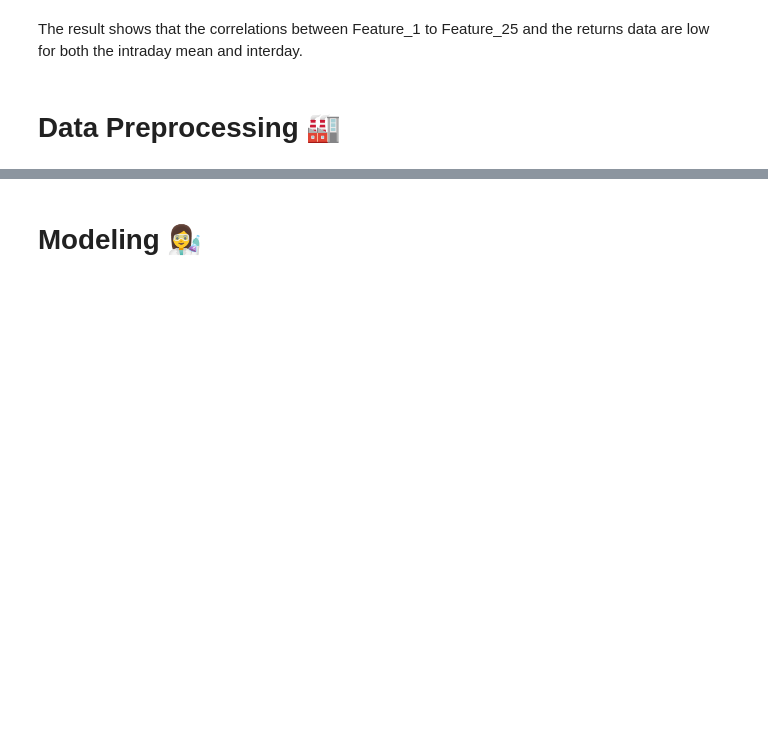
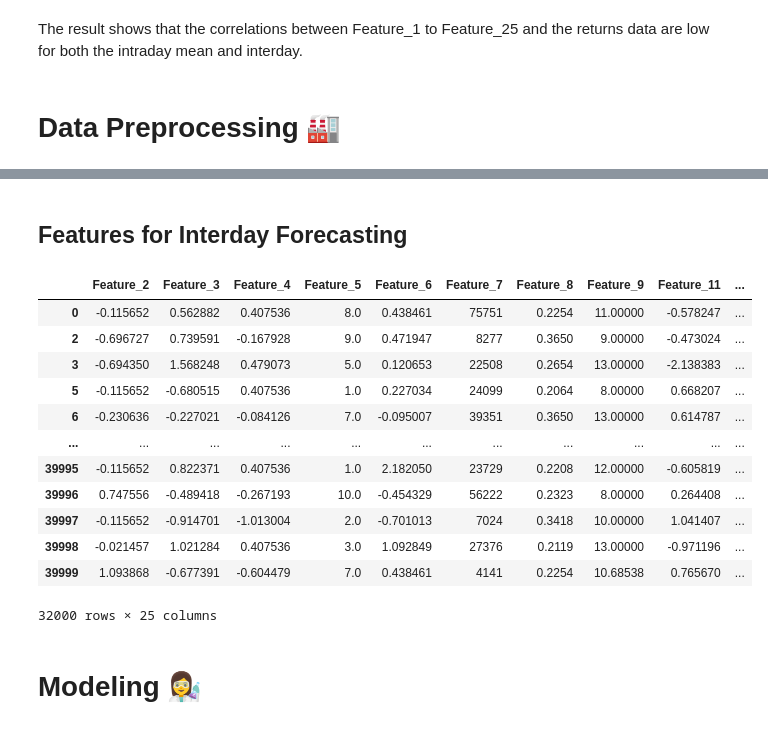
Before and after one commit to prompath/kaggle-the-winton-stock-market-challenge, a Jupyter notebook: [Kaggle] The Winton Stock Market Challenge - Jeerawat.ipynb, the cells around one changed output, grey strips where cells are left out. Saved outputs shown, nothing was run; the diff lists cells and outputs as text; code cells hidden in the pictures; blank space fills up the shorter version.

```diff
--- a/[Kaggle] The Winton Stock Market Challenge - Jeerawat.ipynb
+++ b/[Kaggle] The Winton Stock Market Challenge - Jeerawat.ipynb
@@ -618,0 +618,2 @@ From our data analysis we can initially use a subset of features and see the res
+# %%
+selected_feature_cols = [f"Feature_{i}" for i in range(1, 26) if i not in [1, 10]]
@@ -618,0 +666,4 @@ From our data analysis we can initially use a subset of features and see the res
+# %%
+feature_imputer = Imputer(method="mean")
+# %%
+imputed_feature_df = feature_imputer.fit_transform(train_df.loc[:, selected_feature_cols])
@@ -619,3 +709,23 @@ From our data analysis we can initially use a subset of features and see the res
+# %% [markdown]
+## Features for Interday Forecasting
+# %%
+X_inter = pd.concat([imputed_feature_df, train_df.loc[:, inter_ret_feat_cols]], axis=1)
+# %%
+X_inter
+# %% [output]
+|  | Feature_2 | Feature_3 | Feature_4 | Feature_5 | Feature_6 | Feature_7 | Feature_8 | Feature_9 | Feature_11 | ... |
+| 0 | -0.115652 | 0.562882 | 0.407536 | 8.0 | 0.438461 | 75751 | 0.2254 | 11.00000 | -0.578247 | ... |
+| 2 | -0.696727 | 0.739591 | -0.167928 | 9.0 | 0.471947 | 8277 | 0.3650 | 9.00000 | -0.473024 | ... |
+| 3 | -0.694350 | 1.568248 | 0.479073 | 5.0 | 0.120653 | 22508 | 0.2654 | 13.00000 | -2.138383 | ... |
+| 5 | -0.115652 | -0.680515 | 0.407536 | 1.0 | 0.227034 | 24099 | 0.2064 | 8.00000 | 0.668207 | ... |
+| 6 | -0.230636 | -0.227021 | -0.084126 | 7.0 | -0.095007 | 39351 | 0.3650 | 13.00000 | 0.614787 | ... |
+| ... | ... | ... | ... | ... | ... | ... | ... | ... | ... | ... |
+| 39995 | -0.115652 | 0.822371 | 0.407536 | 1.0 | 2.182050 | 23729 | 0.2208 | 12.00000 | -0.605819 | ... |
+| 39996 | 0.747556 | -0.489418 | -0.267193 | 10.0 | -0.454329 | 56222 | 0.2323 | 8.00000 | 0.264408 | ... |
+| 39997 | -0.115652 | -0.914701 | -1.013004 | 2.0 | -0.701013 | 7024 | 0.3418 | 10.00000 | 1.041407 | ... |
+| 39998 | -0.021457 | 1.021284 | 0.407536 | 3.0 | 1.092849 | 27376 | 0.2119 | 13.00000 | -0.971196 | ... |
+| 39999 | 1.093868 | -0.677391 | -0.604479 | 7.0 | 0.438461 | 4141 | 0.2254 | 10.68538 | 0.765670 | ... |
+32000 rows × 25 columns
 # %% [markdown]
 # Modeling 👩‍🔬
 # %% [markdown]
```
Also changed, not shown: parts of 16 cells of this notebook.
